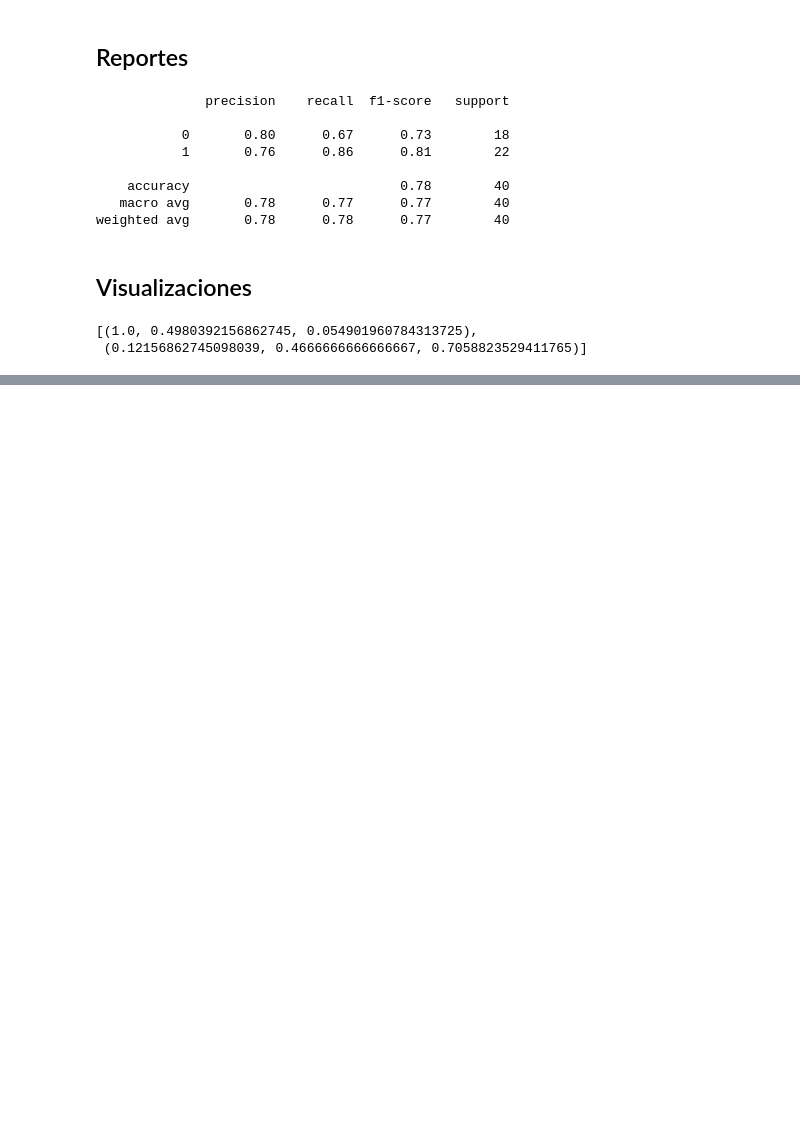
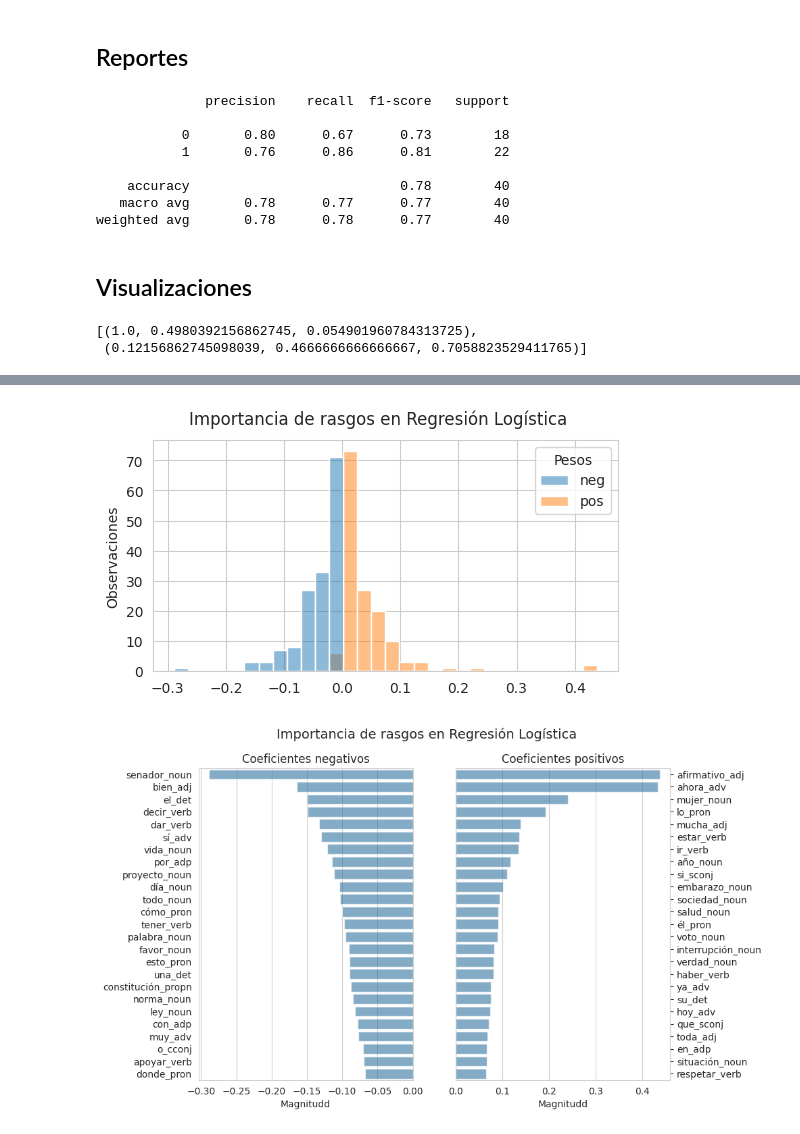
Before and after one commit to macfernandez/eddc-specialization-project, a Jupyter notebook: notebooks/06-model-training.ipynb, the cells around one changed output, grey strips where cells are left out. Drawn from its saved outputs; the diff is of its cells as text; code cells hidden in the pictures; blank space fills up the shorter version.

```diff
--- a/notebooks/06-model-training.ipynb
+++ b/notebooks/06-model-training.ipynb
@@ -372,0 +433,19 @@ plot_confusion_matrix(cm, title="Regresión Logística")
+# %%
+weights = (pd.DataFrame({
+    "word": model.steps[0][1].vocabulary,
+    "coef": model.steps[1][1].coef_[0]
+}))
+# %%
+plot_lr_weights(
+    weights,
+    title=f"Importancia de rasgos en Regresión Logística",
+    file_name=f"lr_feature_importance_{key}"
+)
+plot_lr_weights_barplot(
+    weights,
+    title=f"Importancia de rasgos en Regresión Logística",
+    file_name=f"lr_feature_importance_barplot_{key}"
+)
+# %% [output]
+[figure, added]
+[figure, added]
```
Also changed, not shown: parts of 12 cells of this notebook, 6 other files.
